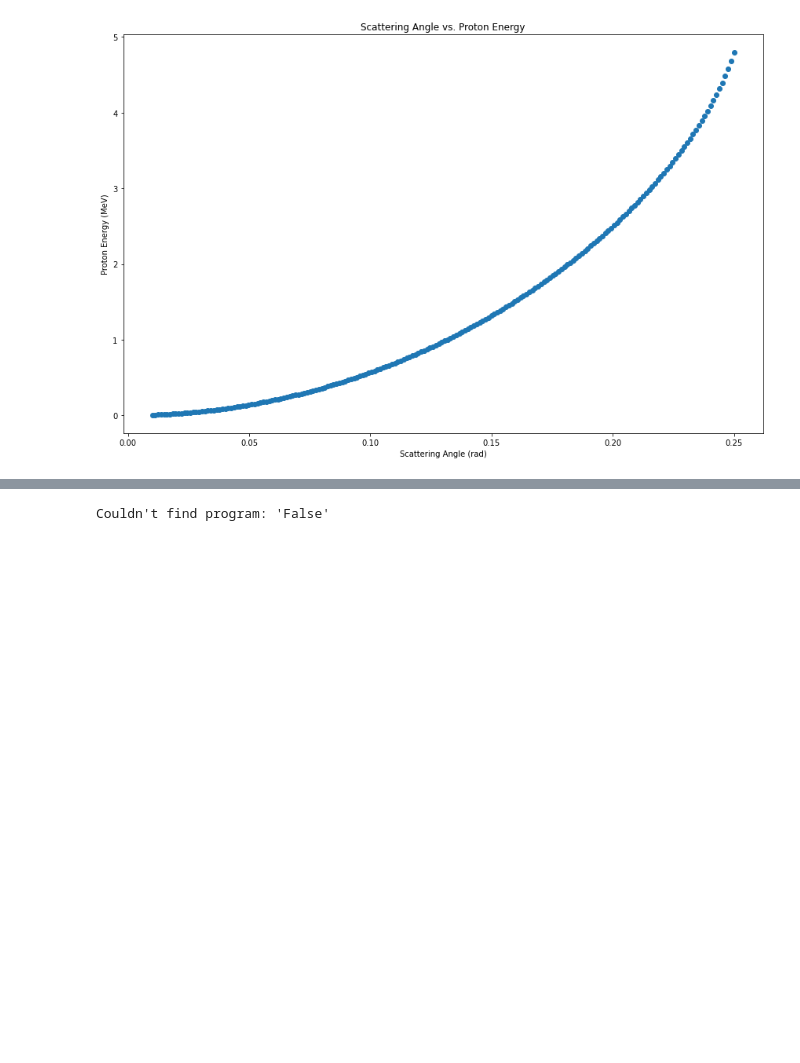
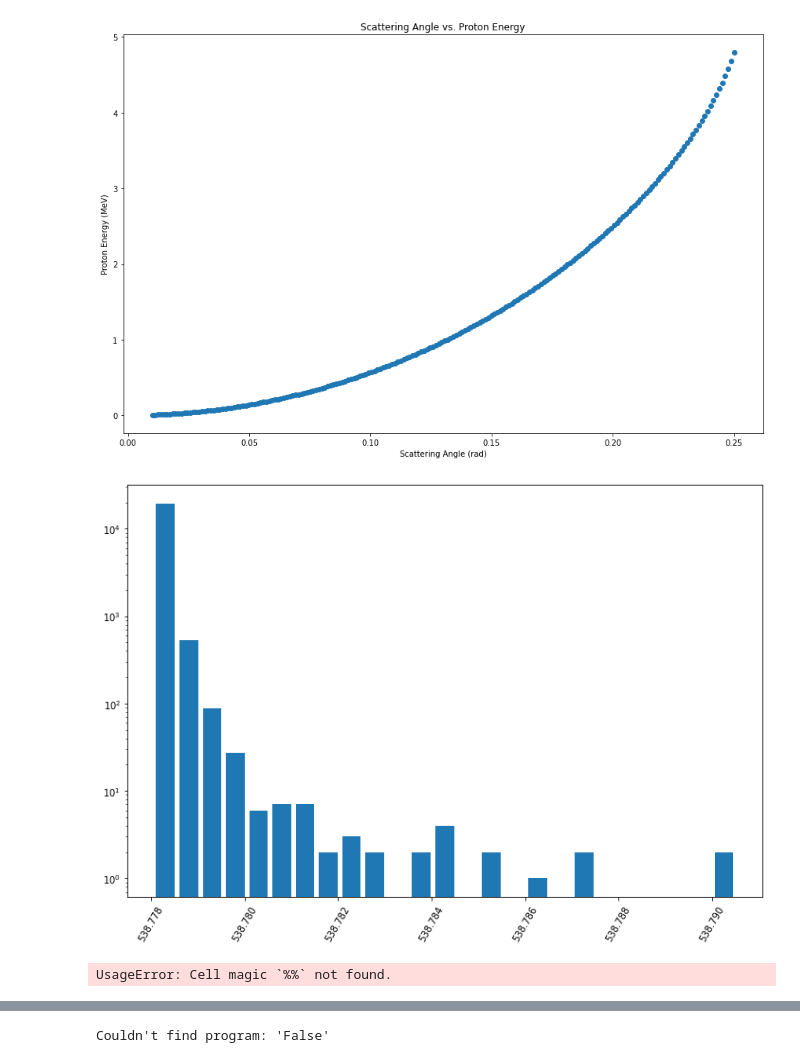
Before and after one commit to ddrobner/scatteringsim, a Jupyter notebook: scatteringsim.ipynb, the cells around one changed output, grey strips where cells are left out. Saved outputs shown, nothing was run; the diff lists cells and outputs as text; code cells hidden in the pictures; blank space fills up the shorter version.

Commit message:
quenched spectrum stuff

```diff
--- a/scatteringsim.ipynb
+++ b/scatteringsim.ipynb
@@ -363,6 +365,12 @@ def scatter_sim(e_0: float, epsilon=0.1, stepsize=0.001, density=0.8562) -> tupl
             proton_event_path.append(transfer_e[1])
 
     return (alpha_path, proton_event_path)
+
+def quenched_spectrum(sim_data: list[tuple[list, list]], proton_factor: float, alpha_factor: float=0.1) -> list:
+    q_spec = []
+    for s in sim_data:
+        q_spec.append( sum( [alpha_factor*j for j in s[0]] + [proton_factor*k for k in s[1]] ) )
+    return q_spec
 # %% [markdown]
 Let's compute some potential energy transfer values to the proton, before we run
 a long and computationally heavy simulation
@@ -455,15 +463,25 @@ def start_sim(e_0, n_particles, stepsize=0.001, nbins=40, epsilon=0.1, density=0
 
     return sim_data
 
-sim_data = start_sim(8, 250000, nbins=50, stepsize=1E-4)
-pe_path = sim_data[1]
-sim_data = sim_data[0]
+sim_data = start_sim(8, 20000, nbins=50, stepsize=1E-4)
 
 # this is a big sim, let's pickle the output so we can retrieve it later
-#with open("250k_8MeV_Alphas_quenched", "wb") as fp:
-with open('test', 'wb') as fp:
+with open("20k_8MeV_Alphas", "wb") as fp:
     pickle.dump(sim_data, fp)
+# %%
+q_spec = quenched_spectrum(sim_data, 0.5)
+# %%
+quenched_spectrum_counts = BinnedCountData(25, d=q_spec)
+plt.hist(quenched_spectrum_counts.bin_edges[:-1], quenched_spectrum_counts.bin_edges, weights=quenched_spectrum_counts.counts, rwidth=0.8)
+plt.yscale('log')
+plt.xticks(rotation=60)
+plt.ticklabel_format(style='plain', axis='x')
+plt.gcf().axes[0].xaxis.get_major_formatter().set_scientific(False)
+plt.show()
+# %% [output]
+[figure, added]
 # %%
+%% script False
 sim_data_flat = [l for ls in sim_data for l in ls]
 l = len(sim_data_flat)
 i = 0
@@ -473,4 +491,6 @@ while i < l:
         l -= 1
         continue
     i += 1
+# %% [output]
+UsageError: Cell magic `%%` not found.
 # %%
```
Also changed, not shown: parts of 5 cells of this notebook.
